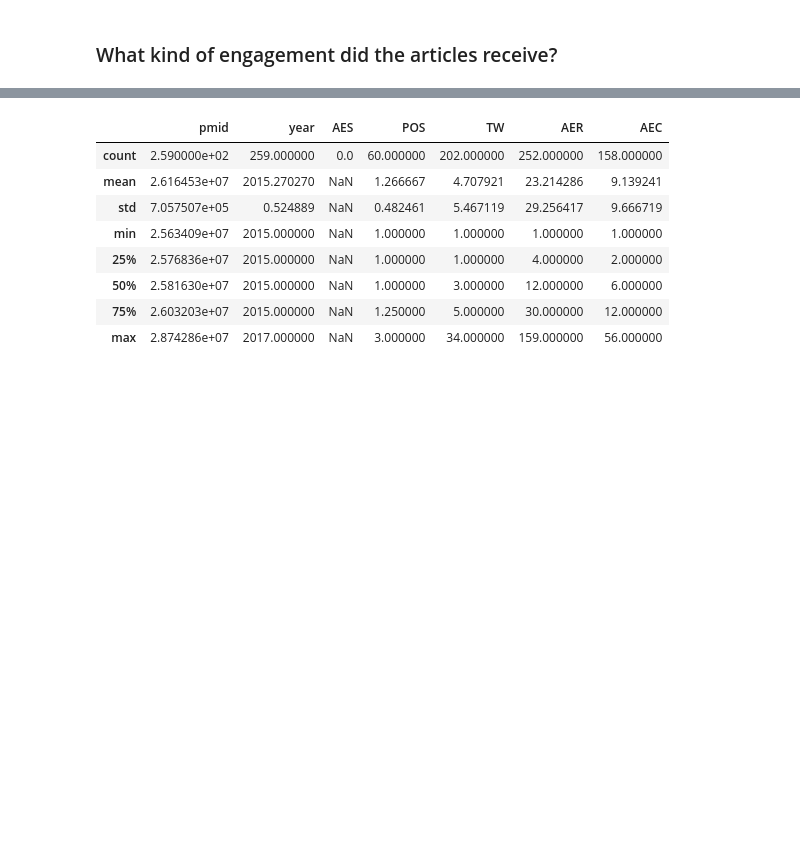
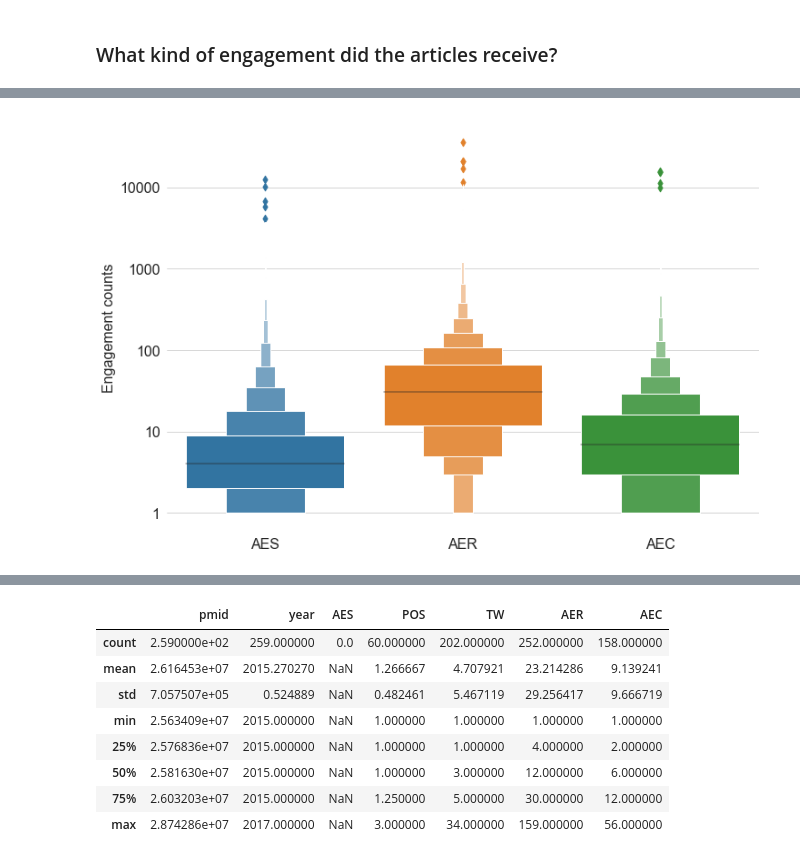
Before and after one commit to ScholCommLab/fhe-plos-private-sharing, a Jupyter notebook: analysis.ipynb, the cells around one changed output, grey strips where cells are left out. Cells and saved outputs as stored; diff of their text form; code cells hidden in the pictures; blank space fills up the shorter version.

```diff
--- a/analysis.ipynb
+++ b/analysis.ipynb
@@ -332,0 +412,15 @@ plt.gca().legend(handles=[v.get_patch_by_id('100'), v.get_patch_by_id('010'), v.
+# %%
+pdf = articles[metrics].dropna(how="any")
+
+sns.boxenplot(x="variable", y="value", data=pdf.melt())
+plt.yscale("log")
+
+yticks = [1, 10, 100, 1000, 10000]
+plt.yticks(yticks, yticks);
+
+plt.xlabel("")
+plt.ylabel("Engagement counts")
+
+sns.despine(top=True, left=True, right=True, bottom=True)
+# %% [output]
+[figure, added]
```
Also changed, not shown: parts of 32 cells of this notebook, 1 other file.
